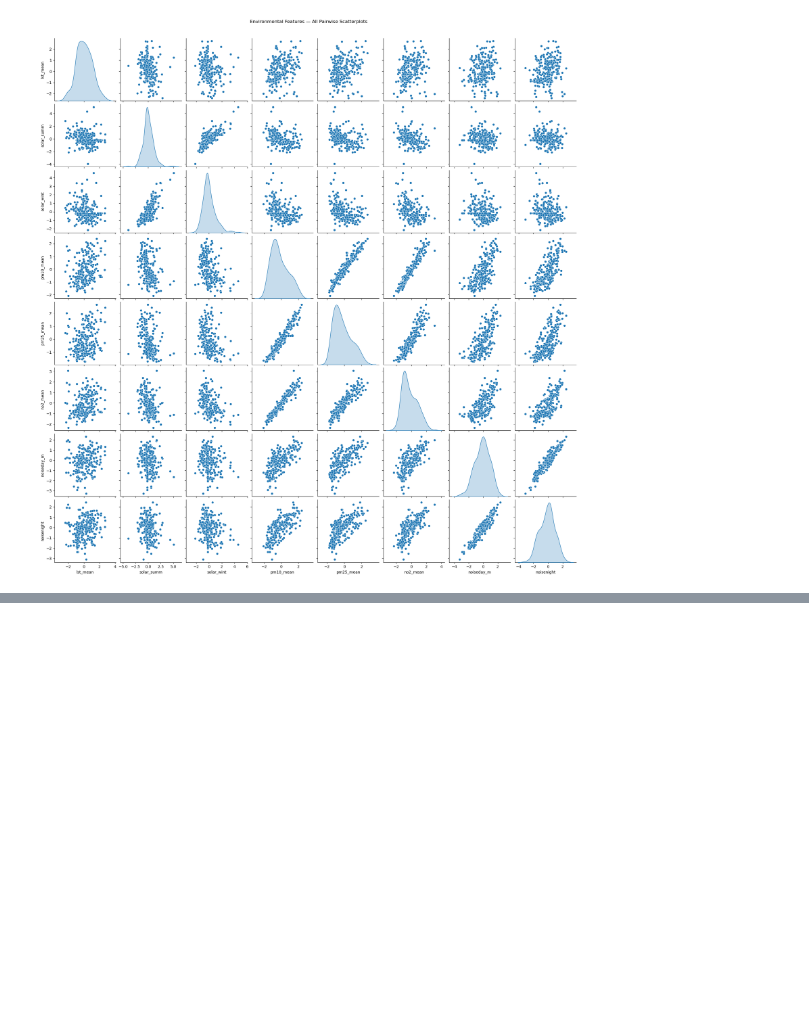
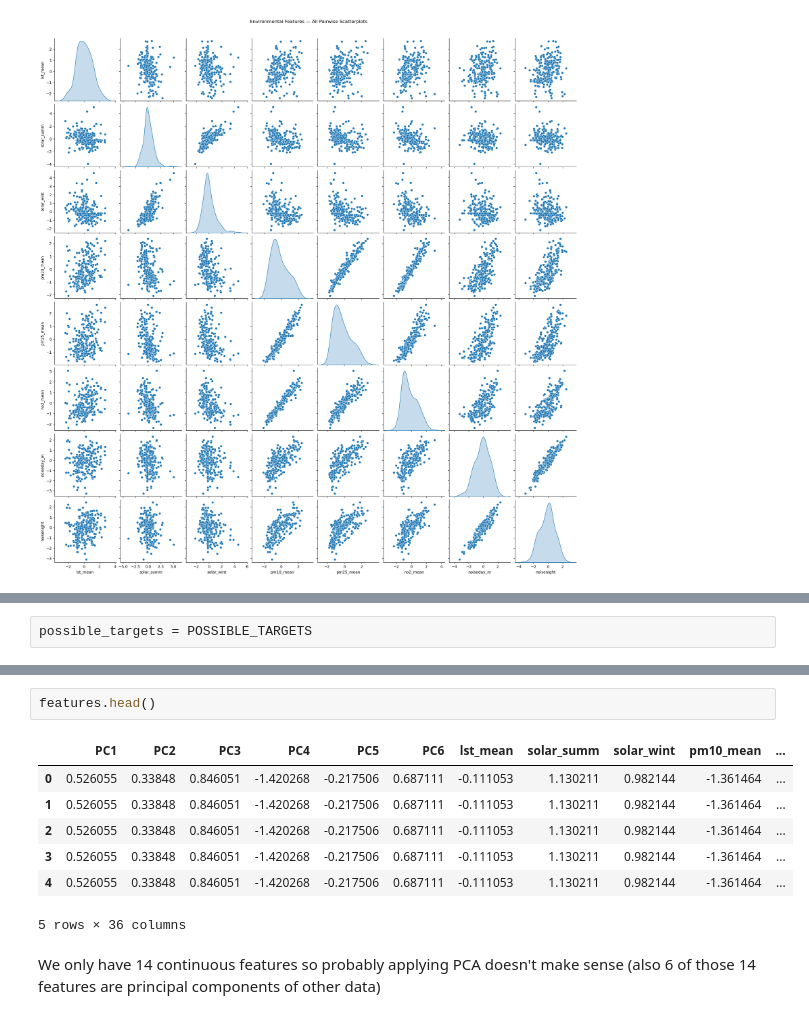
Before and after one commit to MauroPello/ENAC-ML4Science_LIPID, a Jupyter notebook: main.ipynb, the cells around one changed output, grey strips where cells are left out. Cells and saved outputs as stored; diff of their text form; blank space fills up the shorter version.

```diff
--- a/notebooks/analysis.ipynb
+++ b/main.ipynb
@@ -261,0 +282,2 @@ plt.show()
+# %%
+possible_targets = POSSIBLE_TARGETS
@@ -261,0 +302,12 @@ plt.show()
+# %%
+features.head()
+# %% [output]
+|  | PC1 | PC2 | PC3 | PC4 | PC5 | PC6 | lst_mean | solar_summ | solar_wint | pm10_mean | ... |
+| 0 | 0.526055 | 0.33848 | 0.846051 | -1.420268 | -0.217506 | 0.687111 | -0.111053 | 1.130211 | 0.982144 | -1.361464 | ... |
+| 1 | 0.526055 | 0.33848 | 0.846051 | -1.420268 | -0.217506 | 0.687111 | -0.111053 | 1.130211 | 0.982144 | -1.361464 | ... |
+| 2 | 0.526055 | 0.33848 | 0.846051 | -1.420268 | -0.217506 | 0.687111 | -0.111053 | 1.130211 | 0.982144 | -1.361464 | ... |
+| 3 | 0.526055 | 0.33848 | 0.846051 | -1.420268 | -0.217506 | 0.687111 | -0.111053 | 1.130211 | 0.982144 | -1.361464 | ... |
+| 4 | 0.526055 | 0.33848 | 0.846051 | -1.420268 | -0.217506 | 0.687111 | -0.111053 | 1.130211 | 0.982144 | -1.361464 | ... |
+5 rows × 36 columns
+# %% [markdown]
+We only have 14 continuous features so probably applying PCA doesn't make sense (also 6 of those 14 features are principal components of other data)
```
Also changed, not shown: parts of 11 cells of this notebook, 14 other files.
